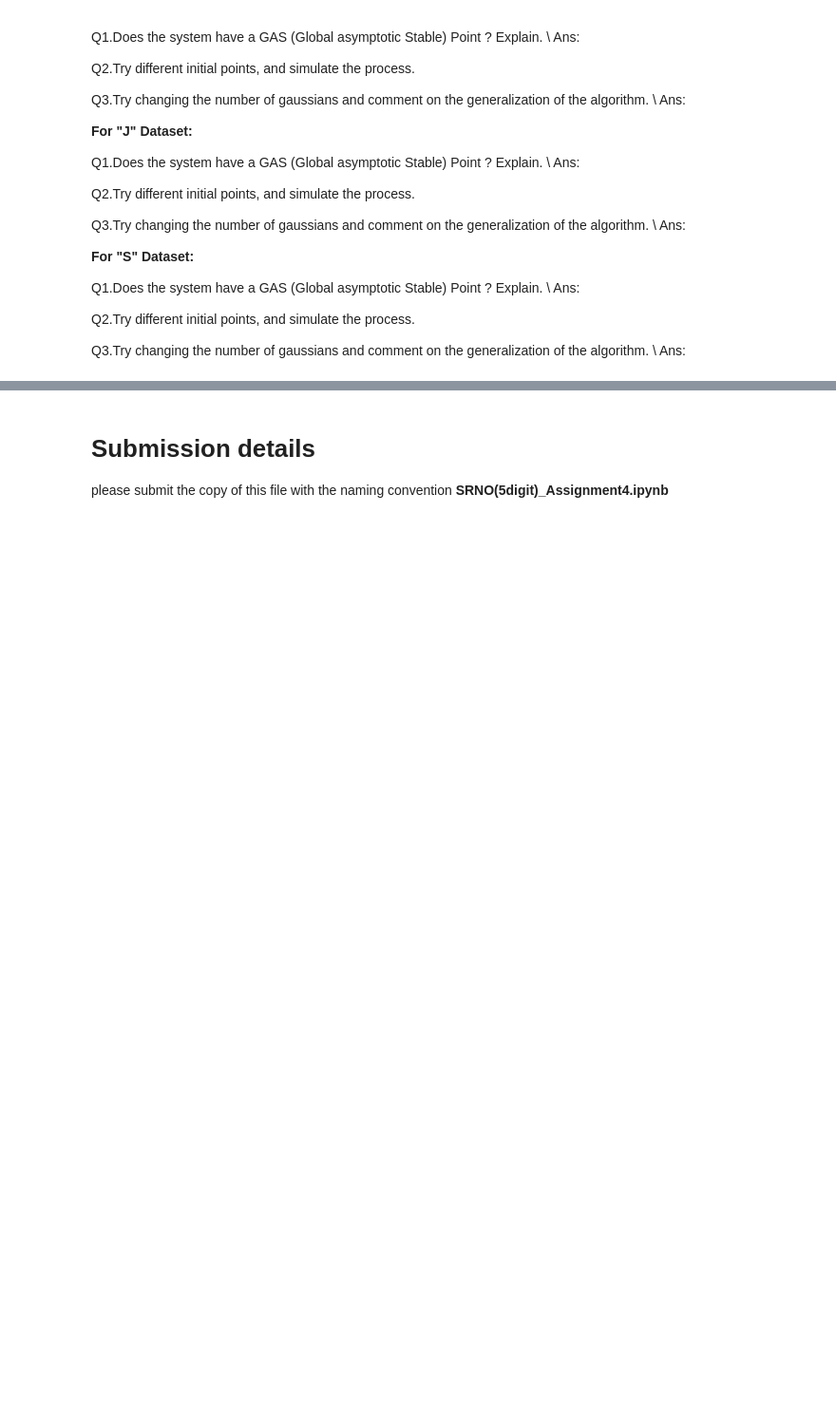
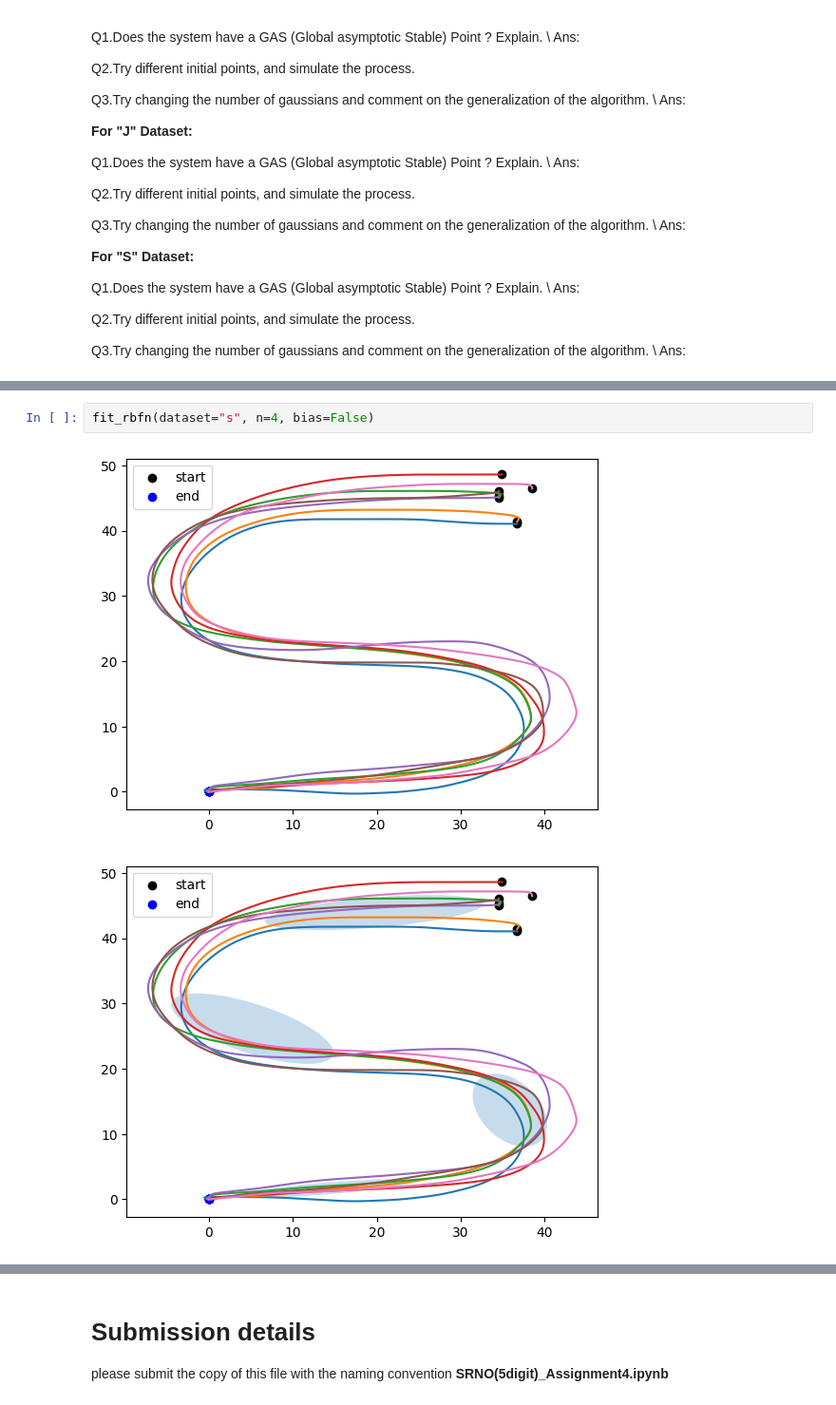
Before and after one commit to AshrithSagar/CP321-ILR-2025, a Jupyter notebook: Assignments/Assignment-4/Codes/Assignment4_RegressionTechniques(RBFN).ipynb, the cells around one changed output, grey strips where cells are left out. Shown at 95% size. Drawn from its saved outputs; the diff is of its cells as text; blank space fills up the shorter version.

```diff
--- a/Assignments/Assignment-4/Codes/Assignment4_RegressionTechniques(RBFN).ipynb
+++ b/Assignments/Assignment-4/Codes/Assignment4_RegressionTechniques(RBFN).ipynb
@@ -311,0 +375,5 @@ Ans:
+# %%
+fit_rbfn(dataset="s", n=4, bias=False)
+# %% [output]
+[figure, added]
+[figure, added]
```
Also changed, not shown: parts of 8 cells of this notebook.
